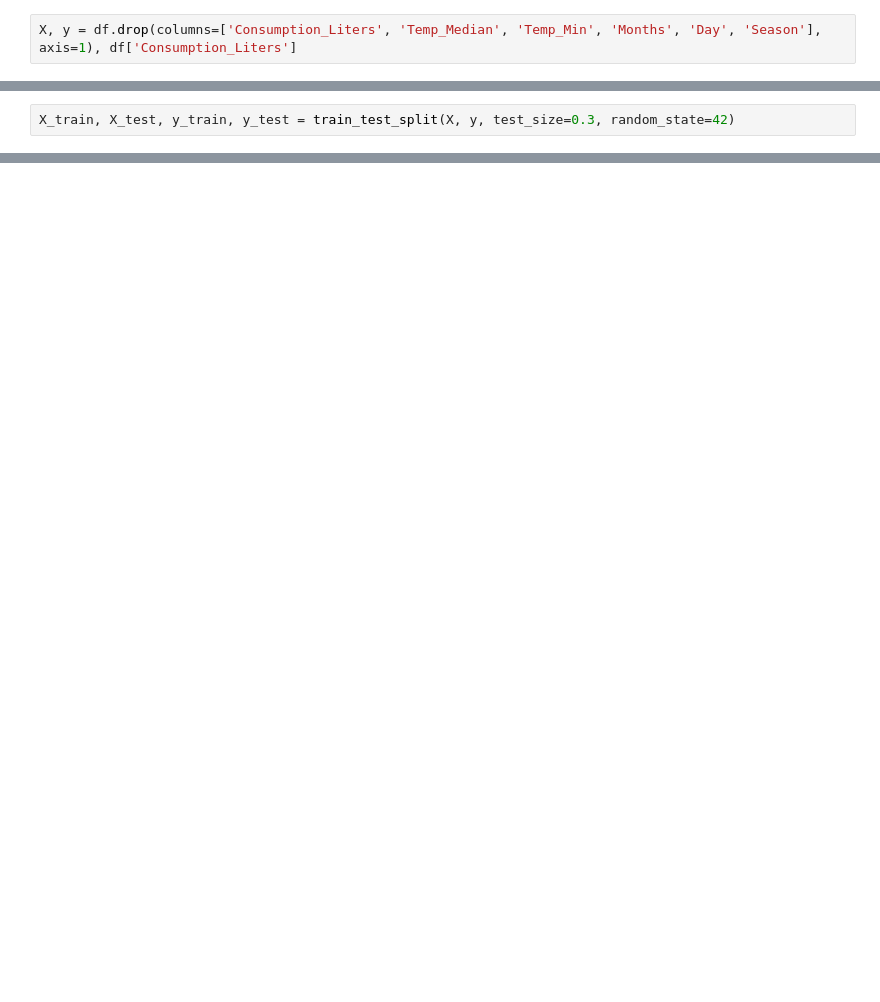
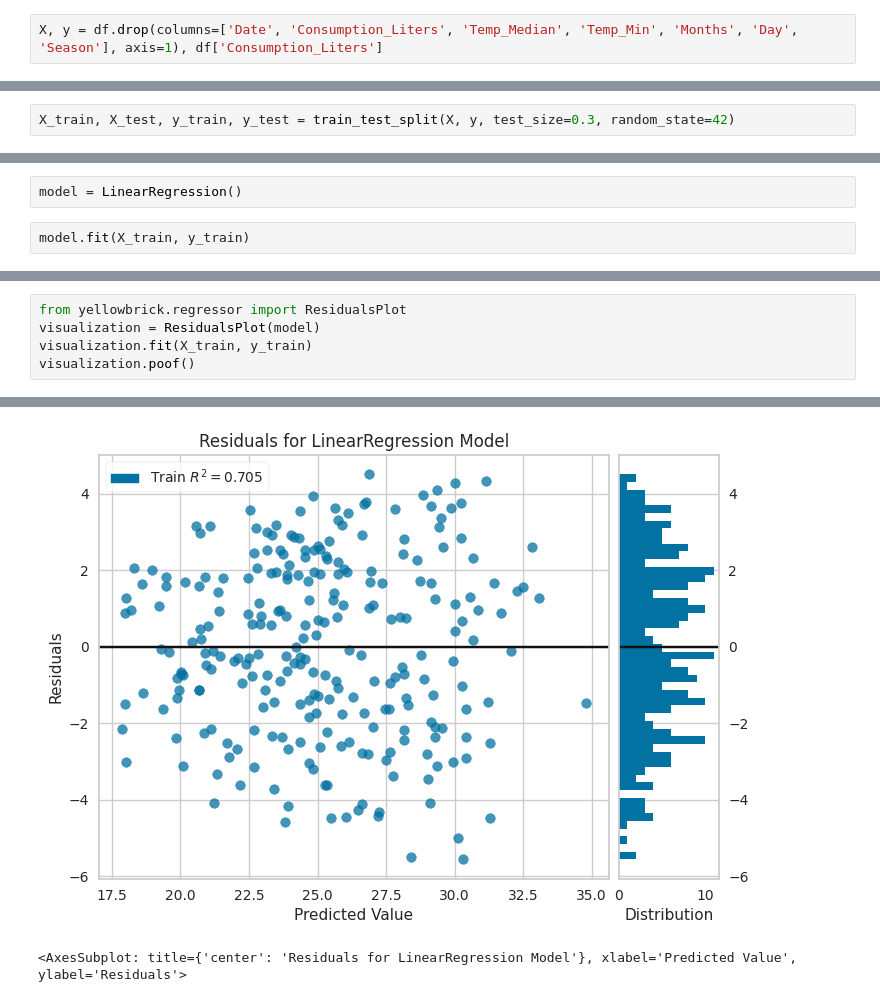
Before and after one commit to MarcelaMotta/consumo-cerveja, a Jupyter notebook: main.ipynb, the cells around one changed output, grey strips where cells are left out. Saved outputs shown, nothing was run; the diff lists cells and outputs as text; blank space fills up the shorter version.

Commit message:
Model and residual analysis

```diff
--- a/main.ipynb
+++ b/main.ipynb
@@ -274,7 +291,7 @@ df
 # %% [markdown]
 ##### Dividing the data into train and test
 # %%
-X, y = df.drop(columns=['Consumption_Liters', 'Temp_Median', 'Temp_Min', 'Months', 'Day', 'Season'], axis=1), df['Consumption_Liters']
+X, y = df.drop(columns=['Date', 'Consumption_Liters', 'Temp_Median', 'Temp_Min', 'Months', 'Day', 'Season'], axis=1), df['Consumption_Liters']
 # %%
 X.shape, y.shape
 # %% [output]
@@ -283,0 +303,4 @@ X_train, X_test, y_train, y_test = train_test_split(X, y, test_size=0.3, random_
+# %%
+model = LinearRegression()
+# %%
+model.fit(X_train, y_train)
@@ -283,0 +335,6 @@ X_train, X_test, y_train, y_test = train_test_split(X, y, test_size=0.3, random_
+# %%
+from yellowbrick.regressor import ResidualsPlot
+visualization = ResidualsPlot(model)
+visualization.fit(X_train, y_train)
+visualization.poof()
+# %% [output]
@@ -283,0 +358,2 @@ X_train, X_test, y_train, y_test = train_test_split(X, y, test_size=0.3, random_
+[figure, added]
+<AxesSubplot: title={'center': 'Residuals for LinearRegression Model'}, xlabel='Predicted Value', ylabel='Residuals'>
```
Also changed, not shown: parts of 11 cells of this notebook.
